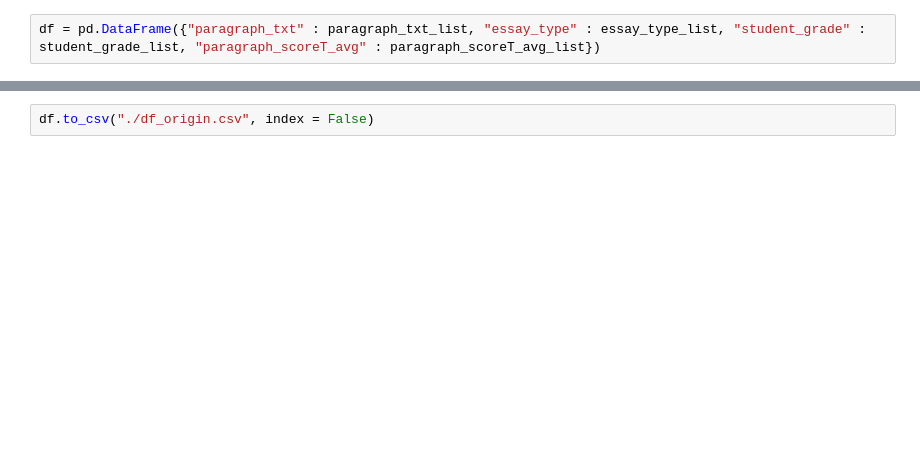
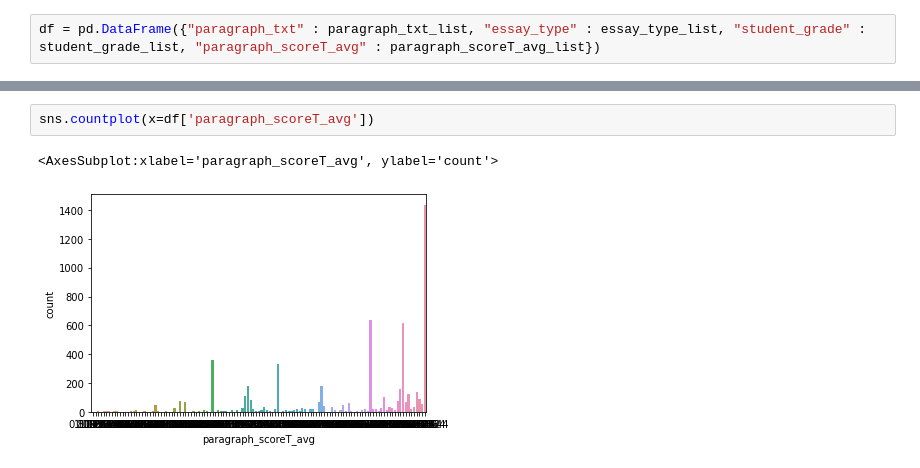
Before and after one commit to quarter-100/essay-grading-hackathon, a Jupyter notebook: eda.ipynb, the cells around one changed output, grey strips where cells are left out. Saved outputs shown, nothing was run; the diff lists cells and outputs as text; blank space fills up the shorter version.

```diff
--- a/eda.ipynb
+++ b/eda.ipynb
@@ -48,2 +52,5 @@ df
-# %%
-df.to_csv("./df_origin.csv", index = False)
+# %%
+sns.countplot(x=df['paragraph_scoreT_avg'])
+# %% [output]
+<AxesSubplot:xlabel='paragraph_scoreT_avg', ylabel='count'>
+[figure, added]
```
Also changed, not shown: parts of 10 cells of this notebook, 16 other files.
